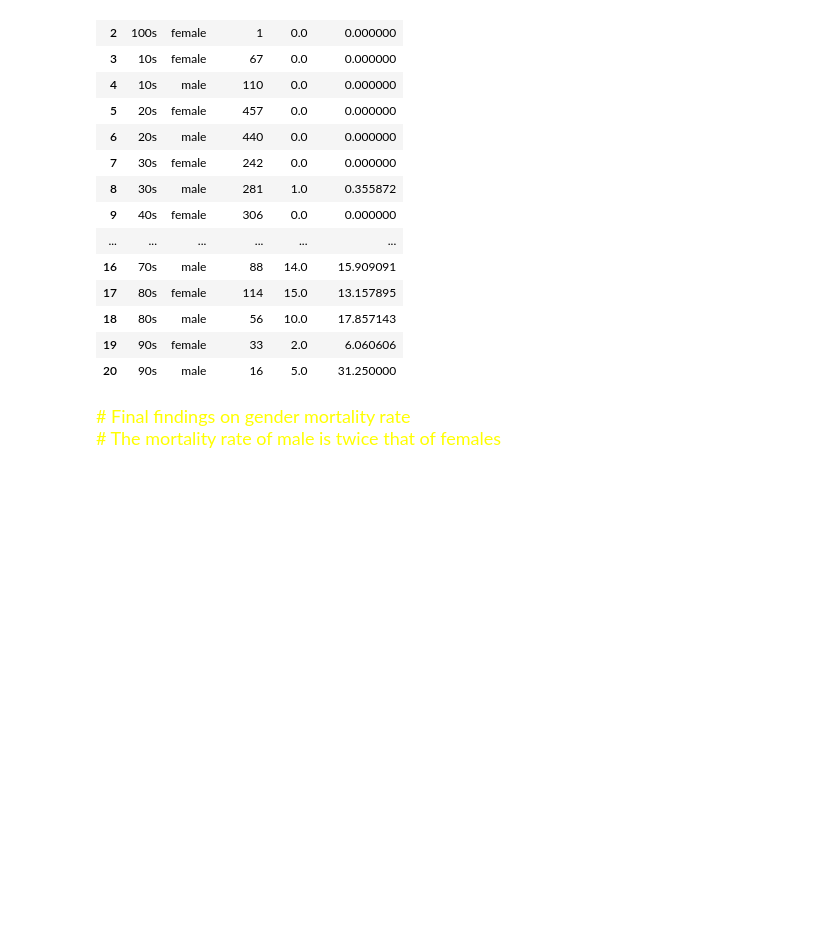
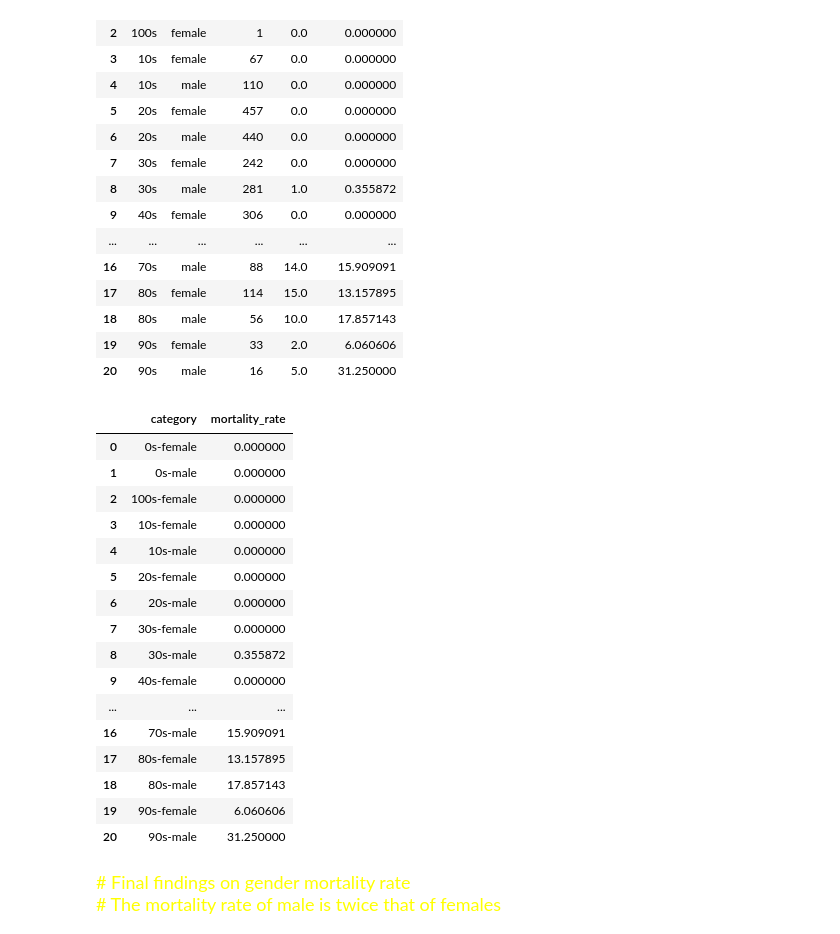
Before and after one commit to Wenjun-Mao/COVID-19-in-South-Korea-SIADS-591-Milestone-I, a Jupyter notebook: wjmao.ipynb, the cells around one changed output. Cells and saved outputs as stored; diff of their text form; code cells hidden in the pictures; blank space fills up the shorter version.

```diff
--- a/wjmao.ipynb
+++ b/wjmao.ipynb
@@ -321,5 +321,24 @@ df_decease_control_age
 # %%
 df_decease_control_age['category'] = df_decease_control_age['age'].astype(str) + '-' + df_decease_control_age['sex'].astype(str)
 df_decease_control_age = df_decease_control_age[['category', 'mortality_rate']]
-df_decease_control_age.set_index('category', inplace = True)
+# df_decease_control_age.set_index('category', inplace = True)
+df_decease_control_age
+# %% [output]
+|  | category | mortality_rate |
+| 0 | 0s-female | 0.000000 |
+| 1 | 0s-male | 0.000000 |
+| 2 | 100s-female | 0.000000 |
+| 3 | 10s-female | 0.000000 |
+| 4 | 10s-male | 0.000000 |
+| 5 | 20s-female | 0.000000 |
+| 6 | 20s-male | 0.000000 |
+| 7 | 30s-female | 0.000000 |
+| 8 | 30s-male | 0.355872 |
+| 9 | 40s-female | 0.000000 |
+| ... | ... | ... |
+| 16 | 70s-male | 15.909091 |
+| 17 | 80s-female | 13.157895 |
+| 18 | 80s-male | 17.857143 |
+| 19 | 90s-female | 6.060606 |
+| 20 | 90s-male | 31.250000 |
 # %%
```
Also changed, not shown: parts of 1 cell of this notebook.
